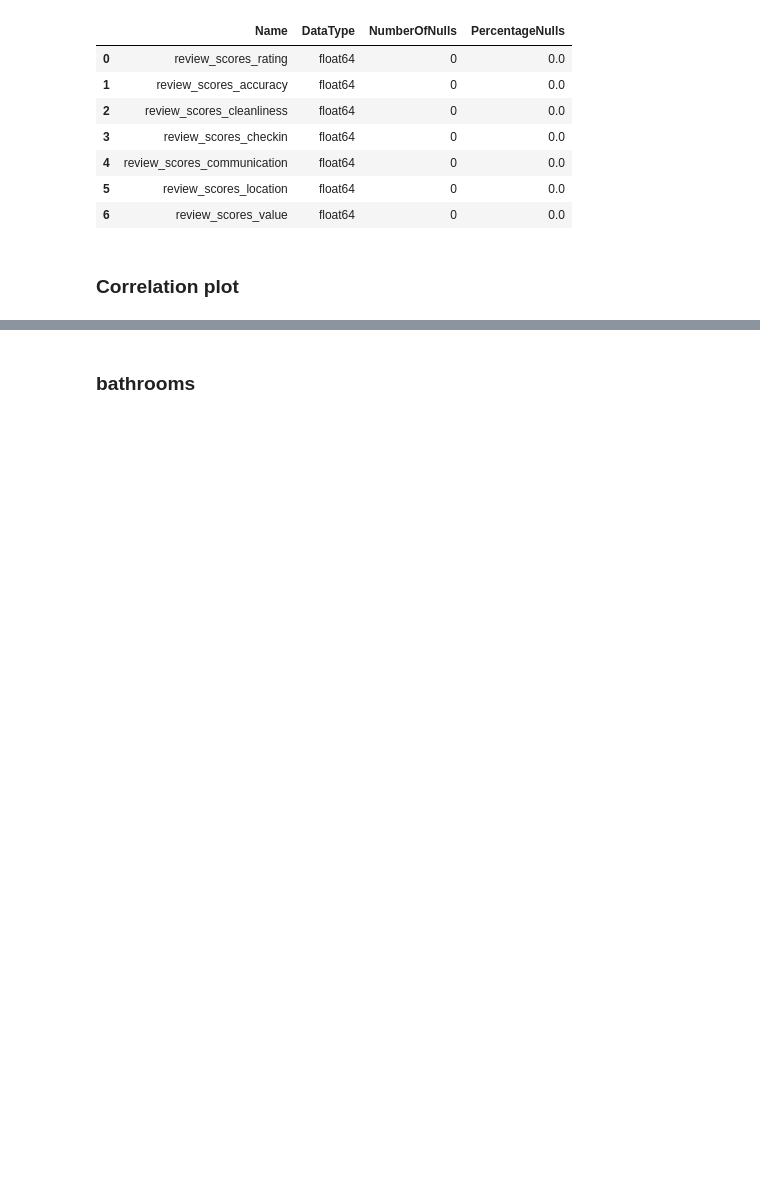
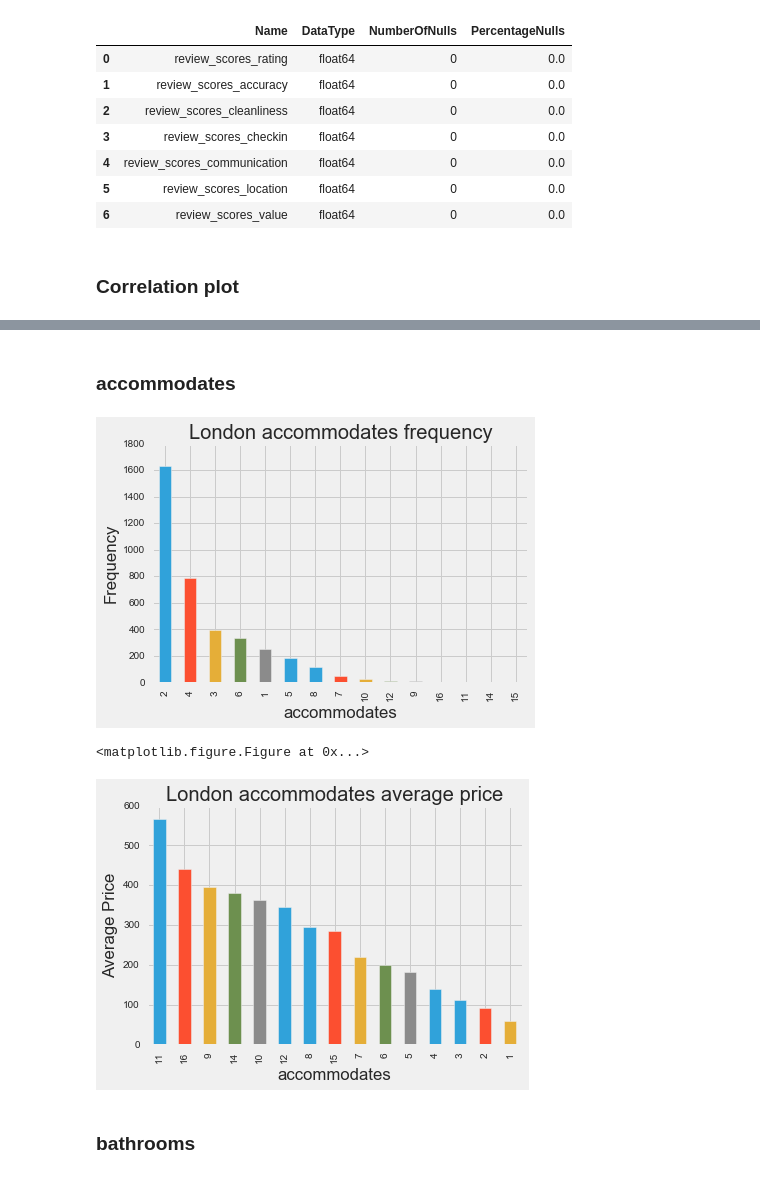
Before and after one commit to ntmai03/Airbnb, a Jupyter notebook: AirbnbDataPreparation.ipynb, the cells around one changed output, grey strips where cells are left out. Saved outputs shown, nothing was run; the diff lists cells and outputs as text; code cells hidden in the pictures; blank space fills up the shorter version.

```diff
--- a/AirbnbDataPreparation.ipynb
+++ b/AirbnbDataPreparation.ipynb
@@ -366,3 +455,14 @@ fig = hm.get_figure()
+# %% [markdown]
+### accommodates
+# %%
+accommodates_df = listings_df[['accommodates','price','id']]
+accommodates_df.head(20)
+# Accommodates frequency
+Frequency_Plot(accommodates_df,'accommodates','London')
+# %% [output]
+[figure, added]
+<matplotlib.figure.Figure at 0x...>
+[figure, added]
 # %% [markdown]
 ### bathrooms
 # %%
```
Also changed, not shown: parts of 88 cells of this notebook.
